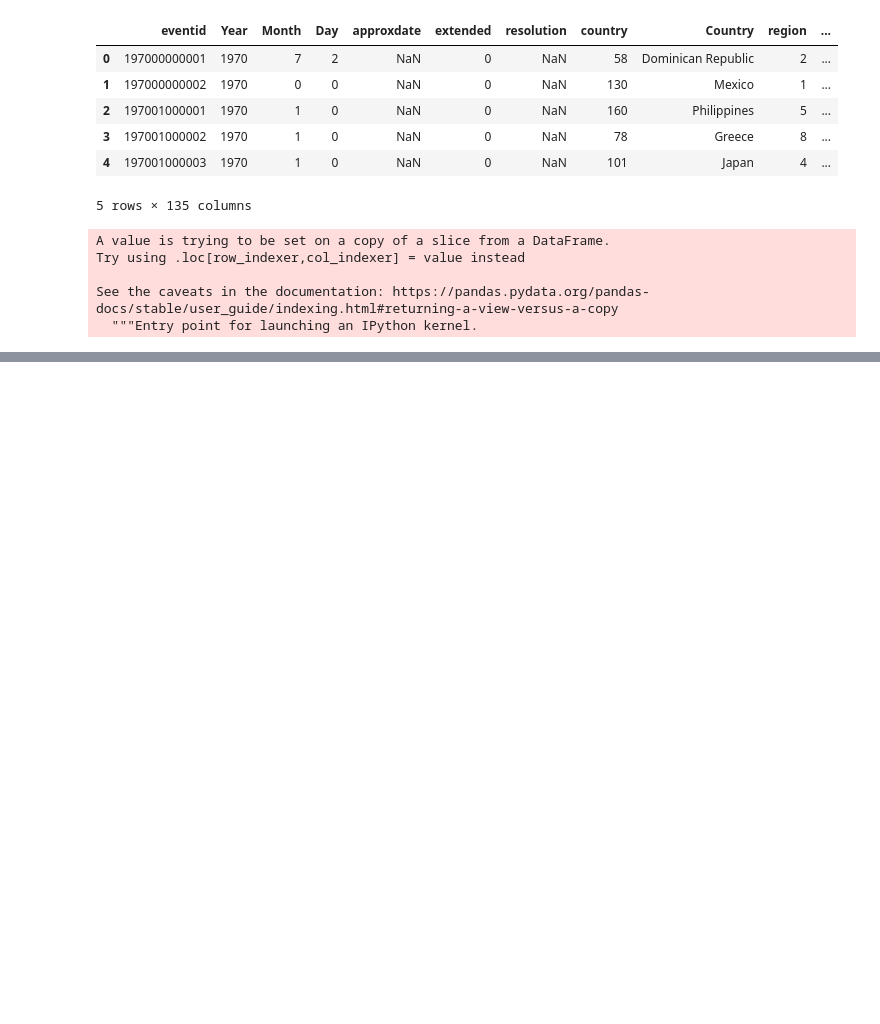
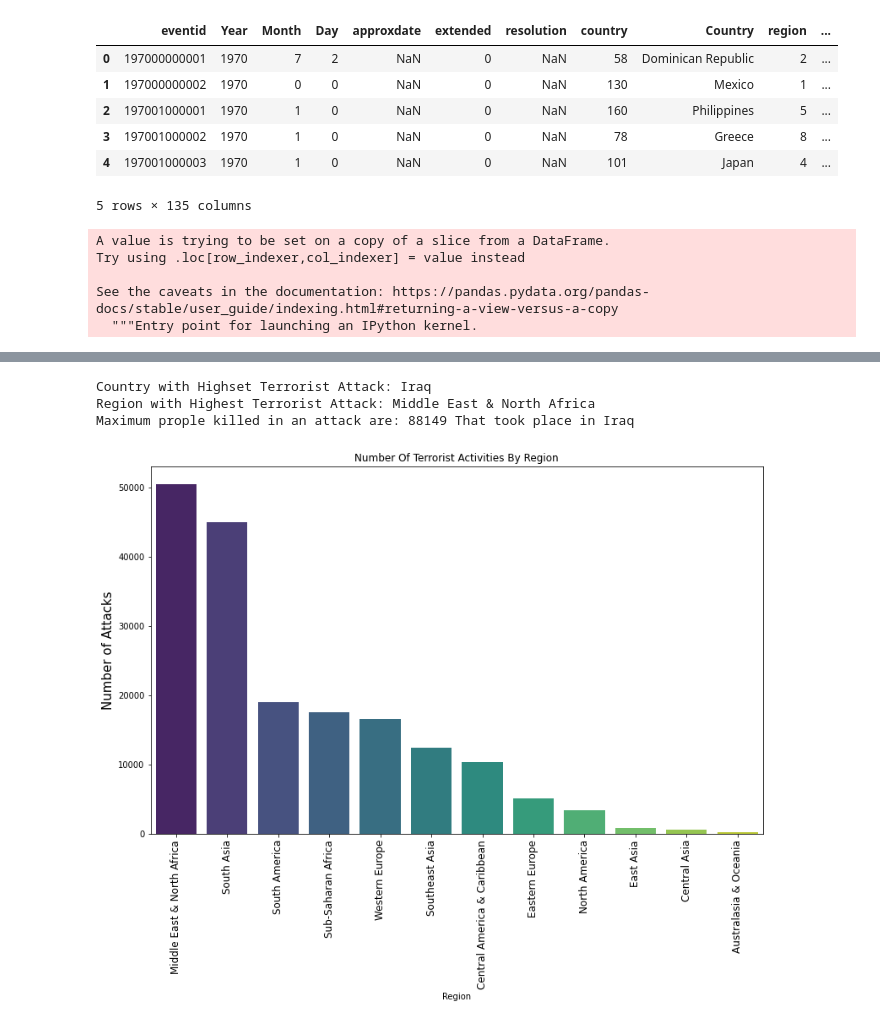
Before and after one commit to aniketborde/Aniket_EDA_Project, a Jupyter notebook: Aniket_EDA_Project.ipynb, the cells around one changed output, grey strips where cells are left out. Drawn from its saved outputs; the diff is of its cells as text; code cells hidden in the pictures; blank space fills up the shorter version.

Commit message:
Analysis and ploting charts

```diff
--- a/Aniket_EDA_Project.ipynb
+++ b/Aniket_EDA_Project.ipynb
@@ -24,7 +24,7 @@ df.head()
 | 4 | 197001000003 | 1970 | 1 | 0 | NaN | 0 | NaN | 101 | Japan | 4 | ... |
 5 rows × 135 columns
 # %%
-df.rename(columns={'iyear':'Year','imonth':'Month','iday':'Day','country_txt':'Country','region_text':'Region',
+df.rename(columns={'iyear':'Year','imonth':'Month','iday':'Day','country_txt':'Country','region_txt':'Region',
                    'attacktype1_txt':'Atack_type','targtype1_txt':'Target','nkill':'Killed','nwound':'Wounded',
 'summary':'Summary','gname':'Group','targtype1_txt':'Target_type','weaptype1_txt':'Weapon_type','motive':'Motive'},inplace=True)
 # %%
@@ -38,9 +38,9 @@ df.head()
 | 4 | 197001000003 | 1970 | 1 | 0 | NaN | 0 | NaN | 101 | Japan | 4 | ... |
 5 rows × 135 columns
 # %%
-DF_new = df[['Year','Month','Day','Country','region','city','latitude','longitude','Atack_type','Killed','Wounded','Target_type','Summary','Group','Target_type','Weapon_type','Motive']]
+Terror = df[['Year','Month','Day','Country','Region','city','latitude','longitude','Atack_type','Killed','Wounded','Target_type','Summary','Group','Target_type','Weapon_type','Motive']]
 # %%
-DF_new['Casualities']= DF_new['Killed']+df['Wounded']
+Terror['Casualities']= Terror['Killed']+Terror['Wounded']
 # %% [output]
 A value is trying to be set on a copy of a slice from a DataFrame.
 Try using .loc[row_indexer,col_indexer] = value instead
@@ -65,0 +88,19 @@ DF_new
+# %%
+print('Country with Highset Terrorist Attack:',Terror['Country'].value_counts().index[0])
+print('Region with Highest Terrorist Attack:',Terror['Region'].value_counts().index[0])
+print('Maximum prople killed in an attack are:',Terror['Killed'].value_counts().max(),'That took place in'
+,Terror.loc[Terror['Killed'].idxmax()].Country)
+# %% [output]
+Country with Highset Terrorist Attack: Iraq
+Region with Highest Terrorist Attack: Middle East & North Africa
+Maximum prople killed in an attack are: 88149 That took place in Iraq
+# %%
+# Plotting No of Attacks Region wise
+plt.subplots(figsize=(13,8))
+sns.countplot(x='Region',data=Terror,palette='viridis',order=Terror['Region'].value_counts().index)
+plt.xticks(rotation=90,fontsize = 12)
+plt.ylabel('Number of Attacks', fontsize=15)
+plt.title('Number Of Terrorist Activities By Region')
+plt.show()
+# %% [output]
+[figure, added]
```
Also changed, not shown: parts of 6 cells of this notebook.
